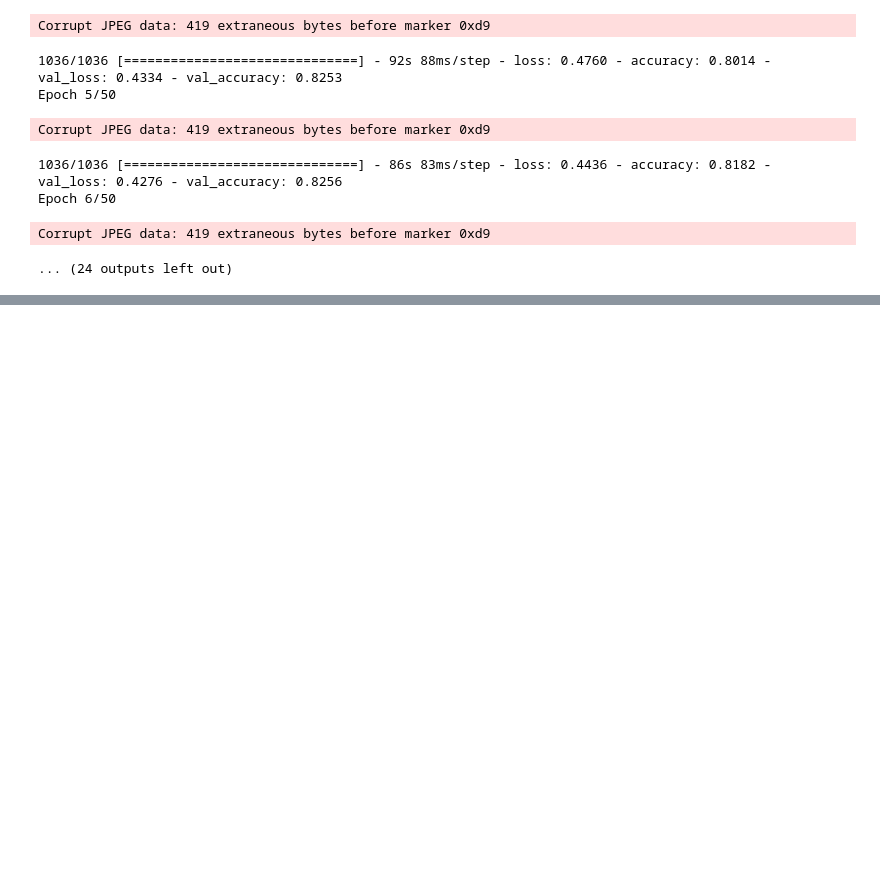
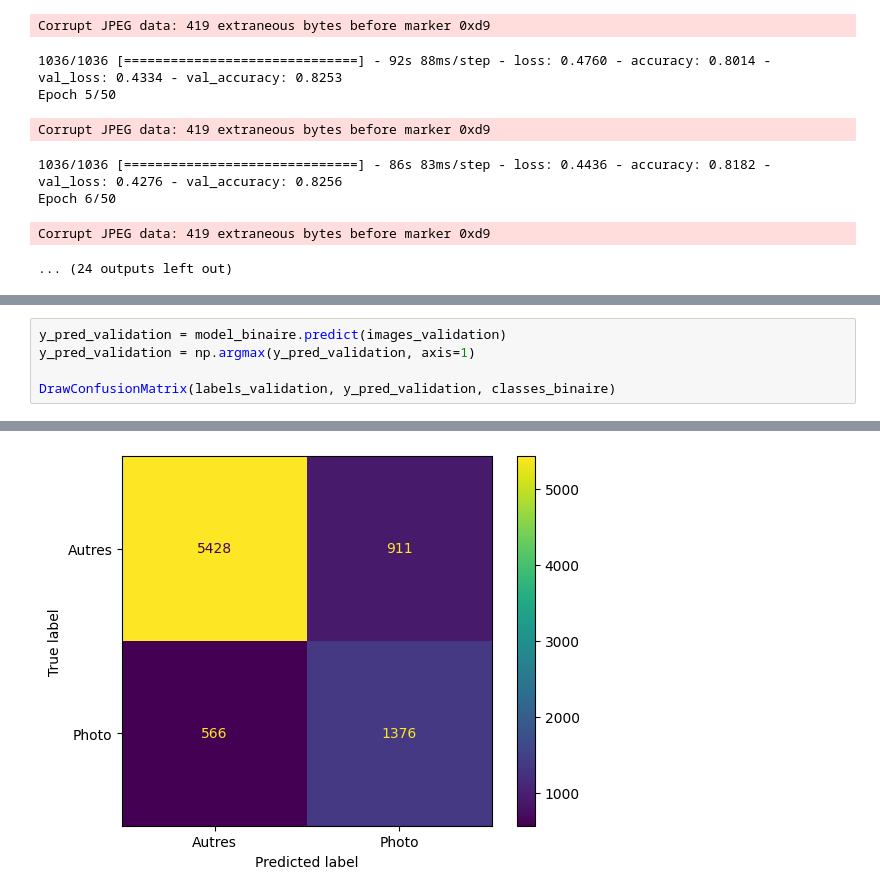
Before and after one commit to NesrineGuesmii/DataSc_Projet, a Jupyter notebook: Classification binaire.ipynb, the cells around one changed output, grey strips where cells are left out. Cells and saved outputs as stored; diff of their text form; blank space fills up the shorter version.

```diff
--- a/Classification binaire.ipynb
+++ b/Classification binaire.ipynb
@@ -917,0 +1072,6 @@ Corrupt JPEG data: 419 extraneous bytes before marker 0xd9
+# %%
+y_pred_validation = model_binaire.predict(images_validation)
+y_pred_validation = np.argmax(y_pred_validation, axis=1)
+
+DrawConfusionMatrix(labels_validation, y_pred_validation, classes_binaire)
+# %% [output]
@@ -917,0 +1079 @@ Corrupt JPEG data: 419 extraneous bytes before marker 0xd9
+[figure, added]
```
Also changed, not shown: parts of 46 cells of this notebook.
